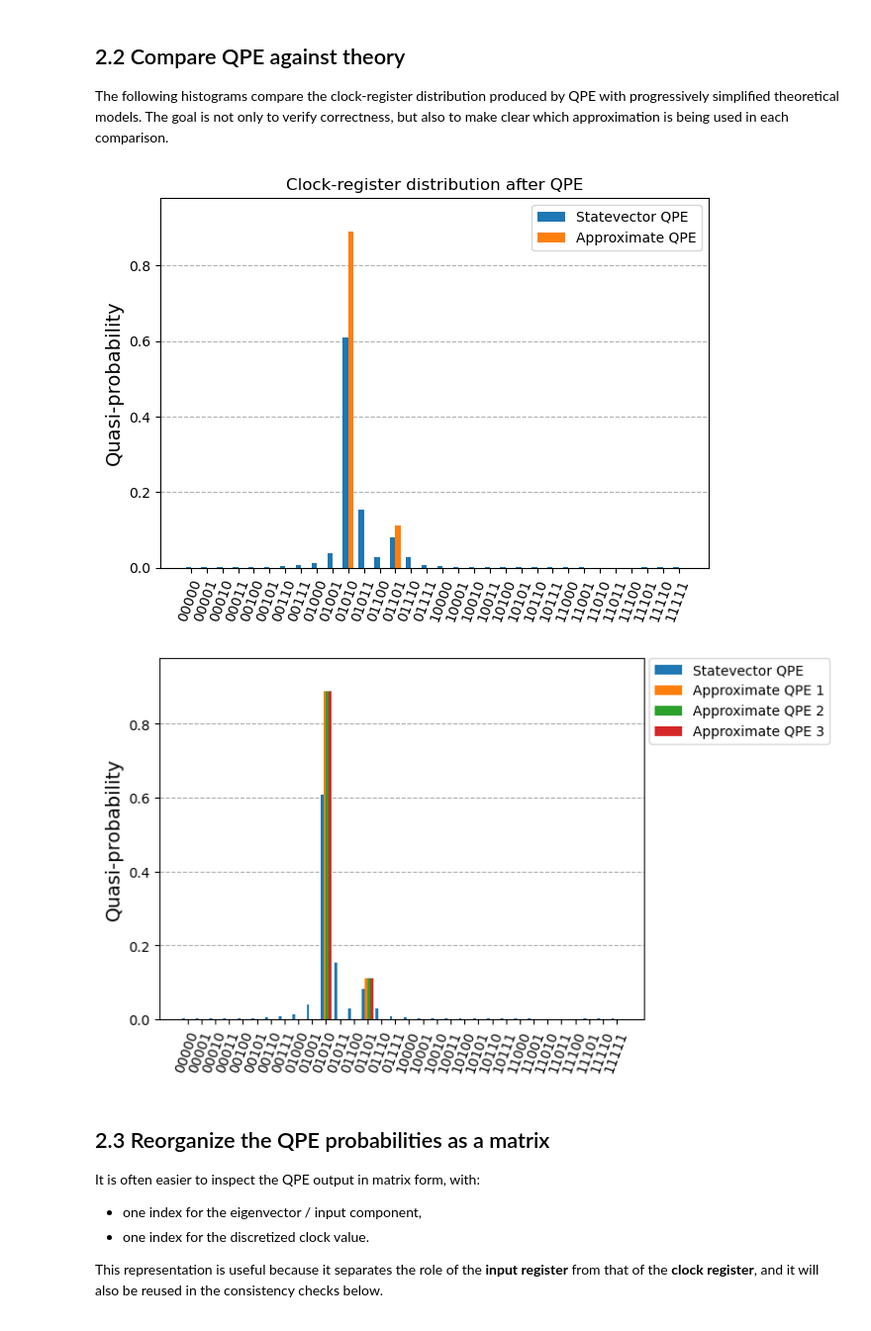
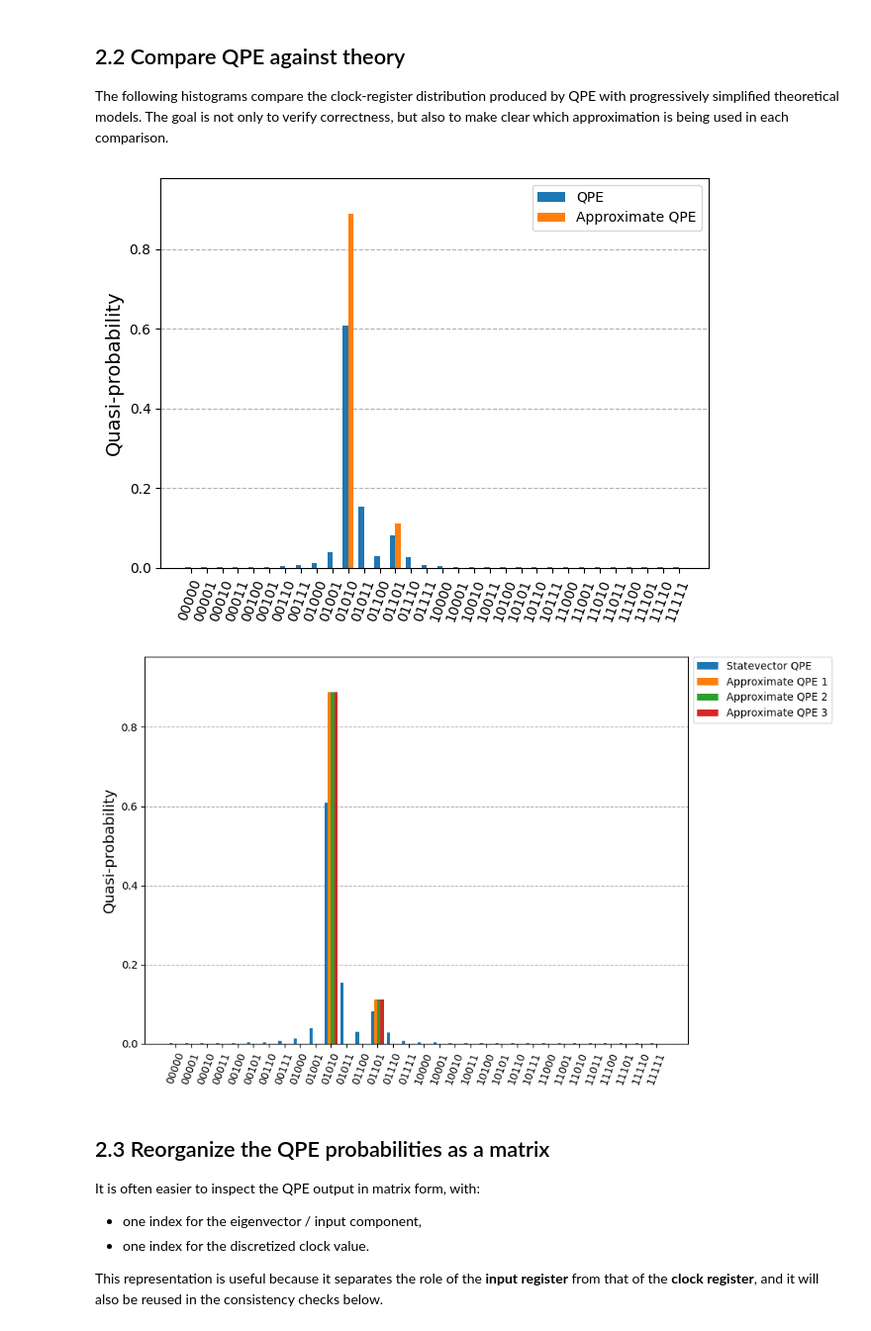
Before and after one commit to SMaLL-PoliTo/QuantumThermal, a Jupyter notebook: HHL/HHL_qiskit_run3q_clock5q_ancilla1q.ipynb, the cells around one changed output. Shown at 99% size. Cells and saved outputs as stored; diff of their text form; code cells hidden in the pictures.

```diff
--- a/HHL/HHL_qiskit_run3q_clock5q_ancilla1q.ipynb
+++ b/HHL/HHL_qiskit_run3q_clock5q_ancilla1q.ipynb
@@ -851,13 +870,17 @@ clock_dist_theory2 = {k: 0 for k in clock_dist}
 for j in range(N):
     eigen_j_approx = nearest_idx[j]
     key_j = format(eigen_j_approx, f"0{n_clock}b")
-    clock_dist_theory2[key_j] += np.sum(np.abs(b_Gamma[j])**2)  # spectral weight |b_j^Gamma|^2
+    clock_dist_theory2[key_j] += np.sum(
+        np.abs(b_Gamma[j]) ** 2
+    )  # spectral weight |b_j^Gamma|^2
 
 print("Second theoretical clock model:")
 print_clock_distribution(clock_dist_theory2)
 
 print("\nSanity check:")
-print(f"Total probability in the second theoretical clock model = {sum(clock_dist_theory2.values()):.6f}")
+print(
+    f"Total probability in the second theoretical clock model = {sum(clock_dist_theory2.values()):.6f}"
+)
 # %% [output]
 Second theoretical clock model:
 Clock state  |  Marginal probability
@@ -934,22 +959,33 @@ fig, ax = plt.subplots()
 
 plot_histogram(
     [clock_dist, clock_dist_theory],
-    legend=["Statevector QPE", "Approximate QPE"],
+    legend=["QPE", "Approximate QPE"],
     bar_labels=False,
-    ax=ax
+    ax=ax,
+    figsize=(7, 5),
 )
 
 ax.legend(loc="upper right")
-ax.set_title("Clock-register distribution after QPE")
+# ax.set_title("Clock-register distribution after QPE")
 fig.tight_layout()
+fig.savefig("../figures/hhl_clock_distribution_comparison.svg", dpi=300)
 plt.show()
 # %% [output]
-[figure, old version]
+[figure, new version]
 # %%
-plot_histogram([clock_dist, clock_dist_theory, clock_dist_theory2, clock_dist_theory3],
-               legend=["Statevector QPE", "Approximate QPE 1", "Approximate QPE 2", "Approximate QPE 3"], bar_labels=False)
+plot_histogram(
+    [clock_dist, clock_dist_theory, clock_dist_theory2, clock_dist_theory3],
+    legend=[
+        "Statevector QPE",
+        "Approximate QPE 1",
+        "Approximate QPE 2",
+        "Approximate QPE 3",
+    ],
+    bar_labels=False,
+    figsize=(10, 6),
+)
 # %% [output]
-[figure, old version]
+[figure, new version]
 # %% [markdown]
 ## 2.3 Reorganize the QPE probabilities as a matrix
 
```
Also changed, not shown: parts of 59 cells of this notebook, 6 other files.
